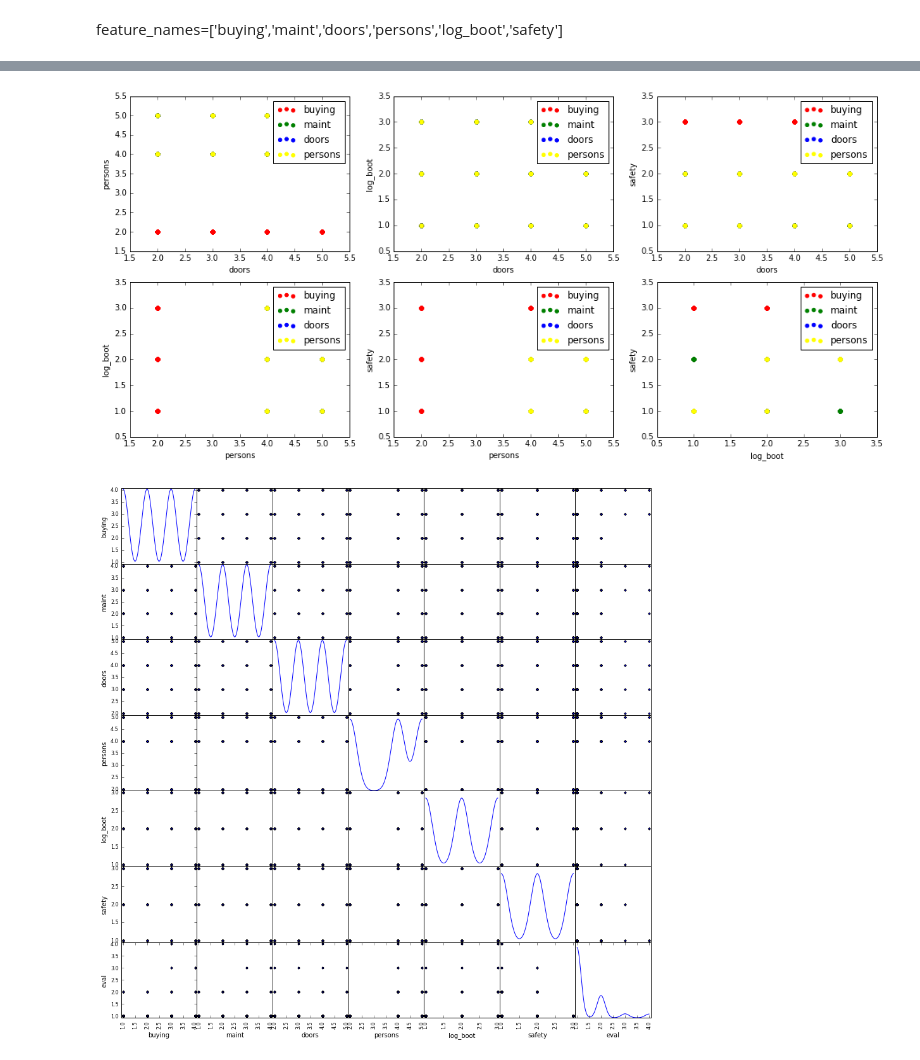
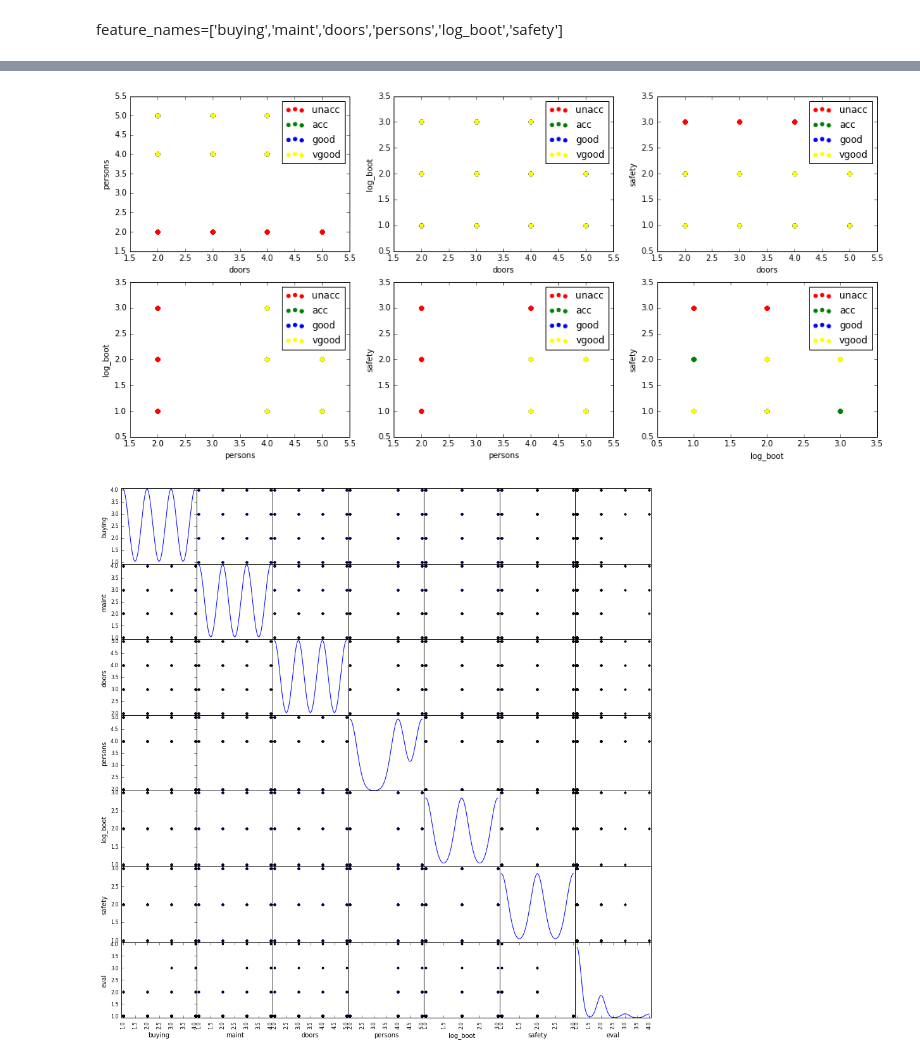
Before and after one commit to HeoJooSeong/zoostar, a Jupyter notebook: LINK_LAB/파이선 세미나 & 데이터과학/DATASCIENCE_HW2.ipynb, the cells around one changed output, grey strips where cells are left out. Saved outputs shown, nothing was run; the diff lists cells and outputs as text; code cells hidden in the pictures.

```diff
--- a/LINK_LAB/파이선 세미나 & 데이터과학/DATASCIENCE_HW2.ipynb
+++ b/LINK_LAB/파이선 세미나 & 데이터과학/DATASCIENCE_HW2.ipynb
@@ -353,6 +353,8 @@ options = {
         'label_y': feature_names[5] ,
     },
 }
+# %%
+eval_name=['unacc','acc','good','vgood']
 # %%
 ax = []
 fig = plt.figure(figsize=(17, 12))
@@ -364,7 +366,7 @@ for i in range(0,9):
     s2=ax[i].scatter(eval_2_df[options[i]['data_x']], eval_2_df[options[i]['data_y']], color='green')
     s3=ax[i].scatter(eval_3_df[options[i]['data_x']], eval_3_df[options[i]['data_y']], color='blue')
     s4=ax[i].scatter(eval_4_df[options[i]['data_x']], eval_4_df[options[i]['data_y']], color='yellow')
-    ax[i].legend((s1, s2, s3,s4), feature_names)
+    ax[i].legend((s1, s2, s3,s4), eval_name)
     ax[i].set_xlabel(options[i]['label_x'])
     ax[i].set_ylabel(options[i]['label_y'])
 # %% [output]
@@ -372,19 +374,19 @@ for i in range(0,9):
 # %%
 ax = []
 fig = plt.figure(figsize=(17, 12))
 for i in range(0,6):
     ax.append(fig.add_subplot(330 + (i+1)))
 
 for i in range(0,6):
     s1=ax[i].scatter(eval_1_df[options[i+9]['data_x']], eval_1_df[options[i+9]['data_y']], color='red')
     s2=ax[i].scatter(eval_2_df[options[i+9]['data_x']], eval_2_df[options[i+9]['data_y']], color='green')
     s3=ax[i].scatter(eval_3_df[options[i+9]['data_x']], eval_3_df[options[i+9]['data_y']], color='blue')
     s4=ax[i].scatter(eval_4_df[options[i+9]['data_x']], eval_4_df[options[i+9]['data_y']], color='yellow')
-    ax[i].legend((s1, s2, s3,s4), feature_names)
+    ax[i].legend((s1, s2, s3,s4), eval_name)
     ax[i].set_xlabel(options[i+9]['label_x'])
     ax[i].set_ylabel(options[i+9]['label_y'])
 # %% [output]
-[figure, old version]
+[figure, new version]
 # %%
 from pandas.tools.plotting import scatter_matrix
 
```
Also changed, not shown: parts of 1 cell of this notebook.
